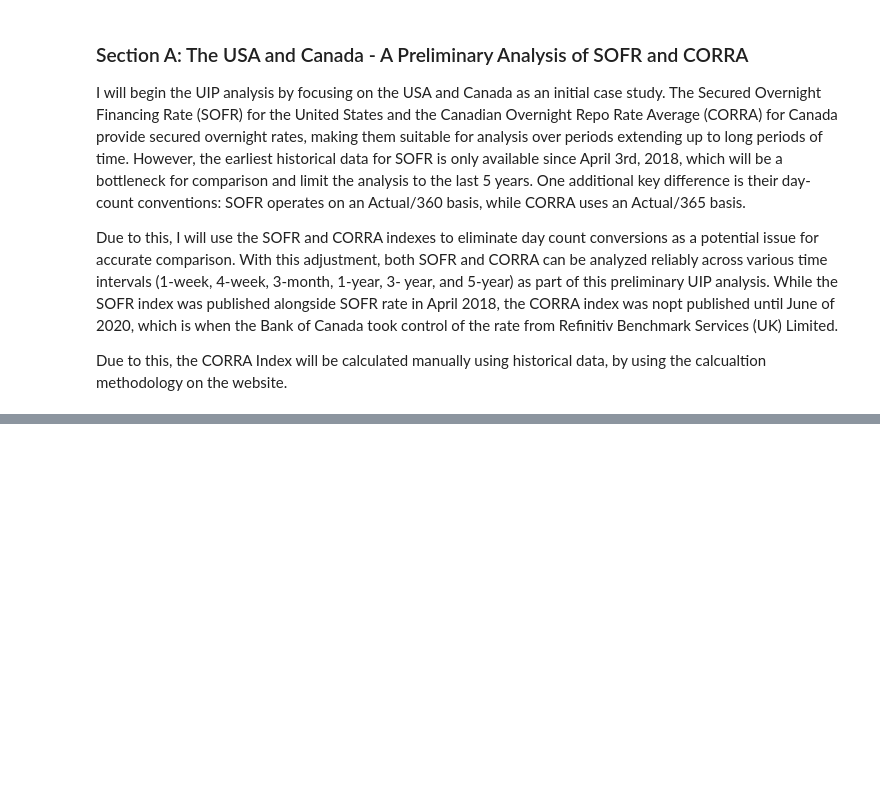
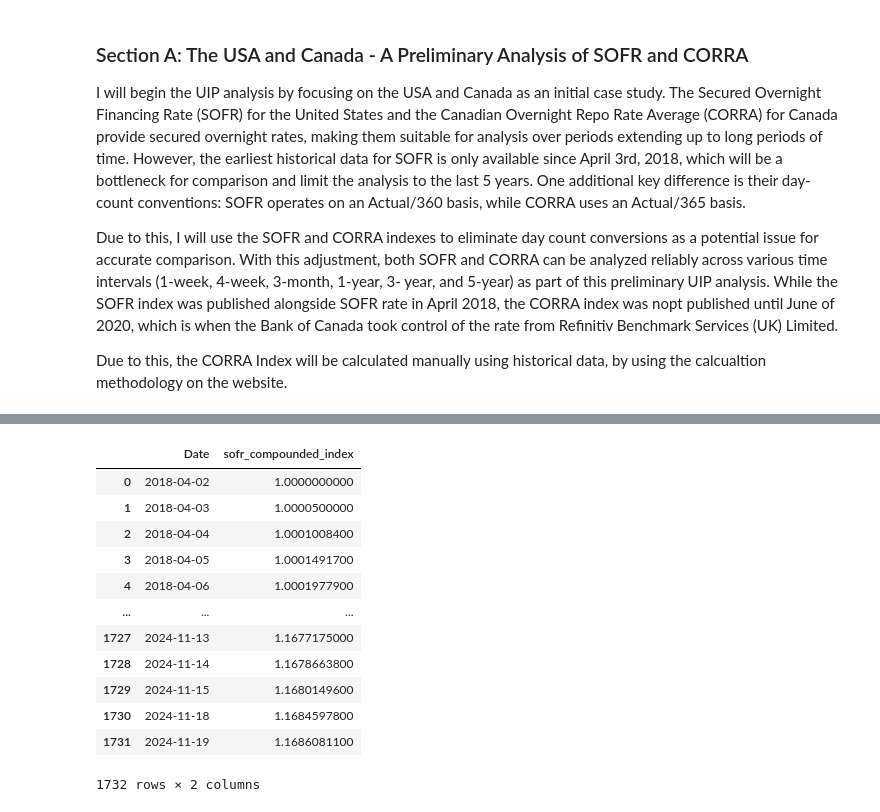
Before and after one commit to danialramzan/uncovered-interest-rate-parity, a Jupyter notebook: writeup.ipynb, the cells around one changed output, grey strips where cells are left out. Saved outputs shown, nothing was run; the diff lists cells and outputs as text; code cells hidden in the pictures; blank space fills up the shorter version.

```diff
--- a/writeup.ipynb
+++ b/writeup.ipynb
@@ -176,0 +182,21 @@ compounded_table.head(10)
+# %%
+sofr_df = pd.read_csv('data/SOFRINDEX.csv')
+sofr_df["Date"] = pd.to_datetime(sofr_df["DATE"])
+sofr_df["sofr_compounded_index"] = pd.to_numeric(sofr_df["SOFRINDEX"].replace('.', np.nan))
+sofr_df.drop(columns=['DATE','SOFRINDEX'], inplace=True)
+
+sofr_df
+# %% [output]
+|  | Date | sofr_compounded_index |
+| 0 | 2018-04-02 | 1.0000000000 |
+| 1 | 2018-04-03 | 1.0000500000 |
+| 2 | 2018-04-04 | 1.0001008400 |
+| 3 | 2018-04-05 | 1.0001491700 |
+| 4 | 2018-04-06 | 1.0001977900 |
+| ... | ... | ... |
+| 1727 | 2024-11-13 | 1.1677175000 |
+| 1728 | 2024-11-14 | 1.1678663800 |
+| 1729 | 2024-11-15 | 1.1680149600 |
+| 1730 | 2024-11-18 | 1.1684597800 |
+| 1731 | 2024-11-19 | 1.1686081100 |
+1732 rows × 2 columns
```
Also changed, not shown: parts of 14 cells of this notebook.
